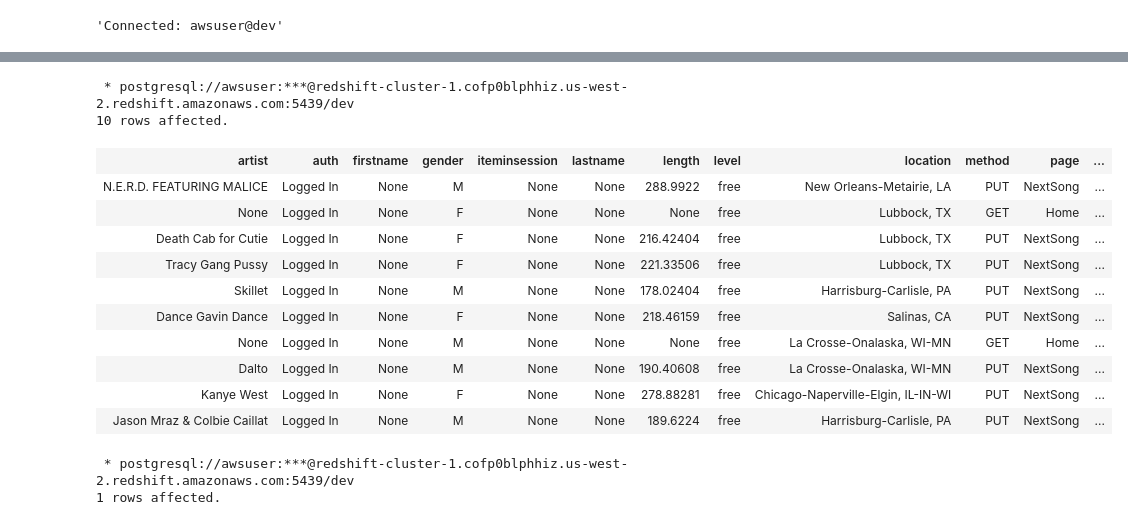
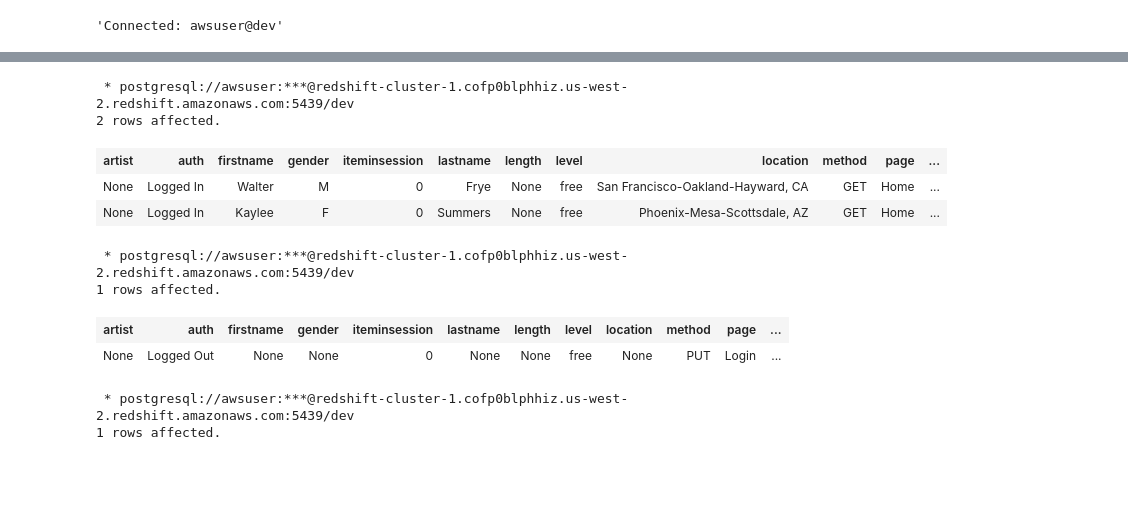
Before and after one commit to severine-baudry/P3_DataWarehouse, a Jupyter notebook: main.ipynb, the cells around one changed output, grey strips where cells are left out. Cells and saved outputs as stored; diff of their text form; code cells hidden in the pictures; blank space fills up the shorter version.

Commit message:
changes in top level files for debug purposes

```diff
--- a/main.ipynb
+++ b/main.ipynb
@@ -53,22 +77,24 @@ conn_string = "postgresql://{}:{}@{}:{}/{}" \
 # %%
 %%sql
 SELECT *
 FROM staging_events_table
-LIMIT 10;
+LIMIT 2;
 # %% [output]
  * postgresql://awsuser:***@redshift-cluster-1.cofp0blphhiz.us-west-2.redshift.amazonaws.com:5439/dev
-10 rows affected.
+2 rows affected.
 | artist | auth | firstname | gender | iteminsession | lastname | length | level | location | method | page | ... |
-| N.E.R.D. FEATURING MALICE | Logged In | None | M | None | None | 288.9922 | free | New Orleans-Metairie, LA | PUT | NextSong | ... |
-| None | Logged In | None | F | None | None | None | free | Lubbock, TX | GET | Home | ... |
-| Death Cab for Cutie | Logged In | None | F | None | None | 216.42404 | free | Lubbock, TX | PUT | NextSong | ... |
-| Tracy Gang Pussy | Logged In | None | F | None | None | 221.33506 | free | Lubbock, TX | PUT | NextSong | ... |
-| Skillet | Logged In | None | M | None | None | 178.02404 | free | Harrisburg-Carlisle, PA | PUT | NextSong | ... |
-| Dance Gavin Dance | Logged In | None | F | None | None | 218.46159 | free | Salinas, CA | PUT | NextSong | ... |
-| None | Logged In | None | M | None | None | None | free | La Crosse-Onalaska, WI-MN | GET | Home | ... |
-| Dalto | Logged In | None | M | None | None | 190.40608 | free | La Crosse-Onalaska, WI-MN | PUT | NextSong | ... |
-| Kanye West | Logged In | None | F | None | None | 278.88281 | free | Chicago-Naperville-Elgin, IL-IN-WI | PUT | NextSong | ... |
-| Jason Mraz & Colbie Caillat | Logged In | None | M | None | None | 189.6224 | free | Harrisburg-Carlisle, PA | PUT | NextSong | ... |
+| None | Logged In | Walter | M | 0 | Frye | None | free | San Francisco-Oakland-Hayward, CA | GET | Home | ... |
+| None | Logged In | Kaylee | F | 0 | Summers | None | free | Phoenix-Mesa-Scottsdale, AZ | GET | Home | ... |
+# %%
+%%sql
+SELECT * FROM staging_events_table
+WHERE userId IS NULL
+LIMIT 1;
+# %% [output]
+ * postgresql://awsuser:***@redshift-cluster-1.cofp0blphhiz.us-west-2.redshift.amazonaws.com:5439/dev
+1 rows affected.
+| artist | auth | firstname | gender | iteminsession | lastname | length | level | location | method | page | ... |
+| None | Logged Out | None | None | 0 | None | None | free | None | PUT | Login | ... |
 # %%
 %%sql
 SELECT count(*)
```
Also changed, not shown: parts of 11 cells of this notebook, 3 other files.
